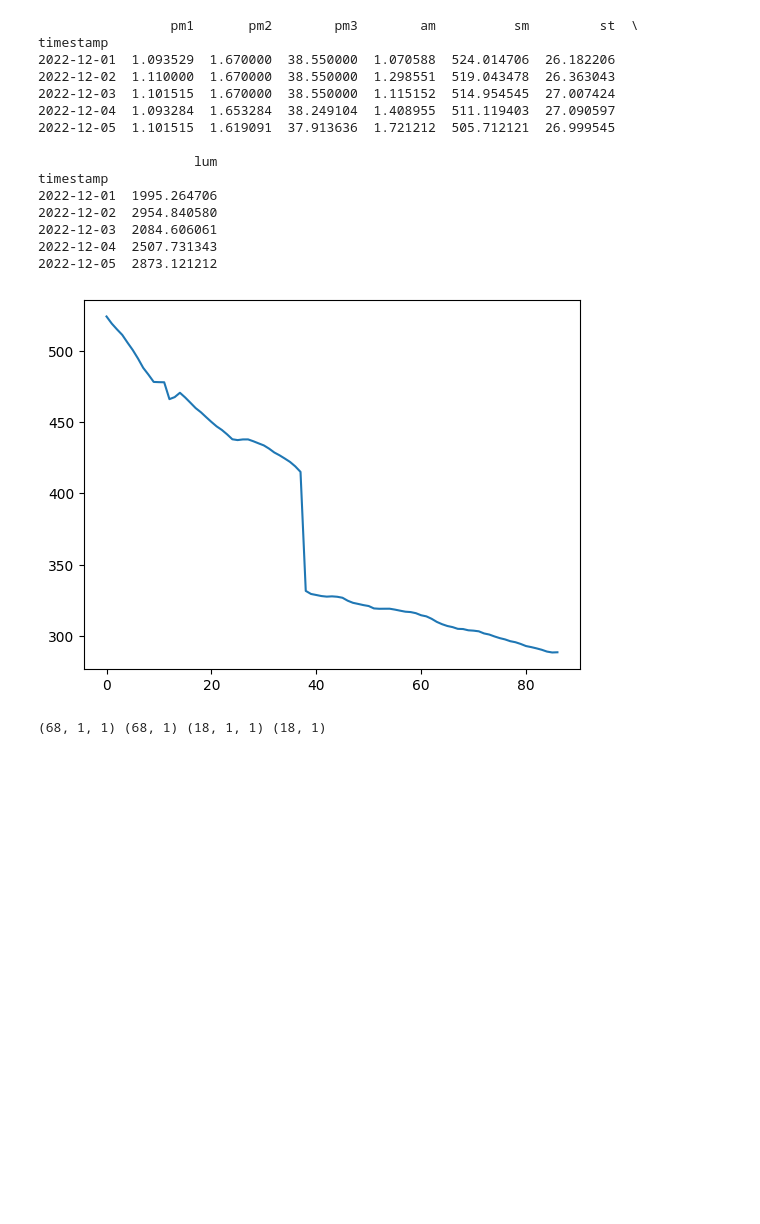
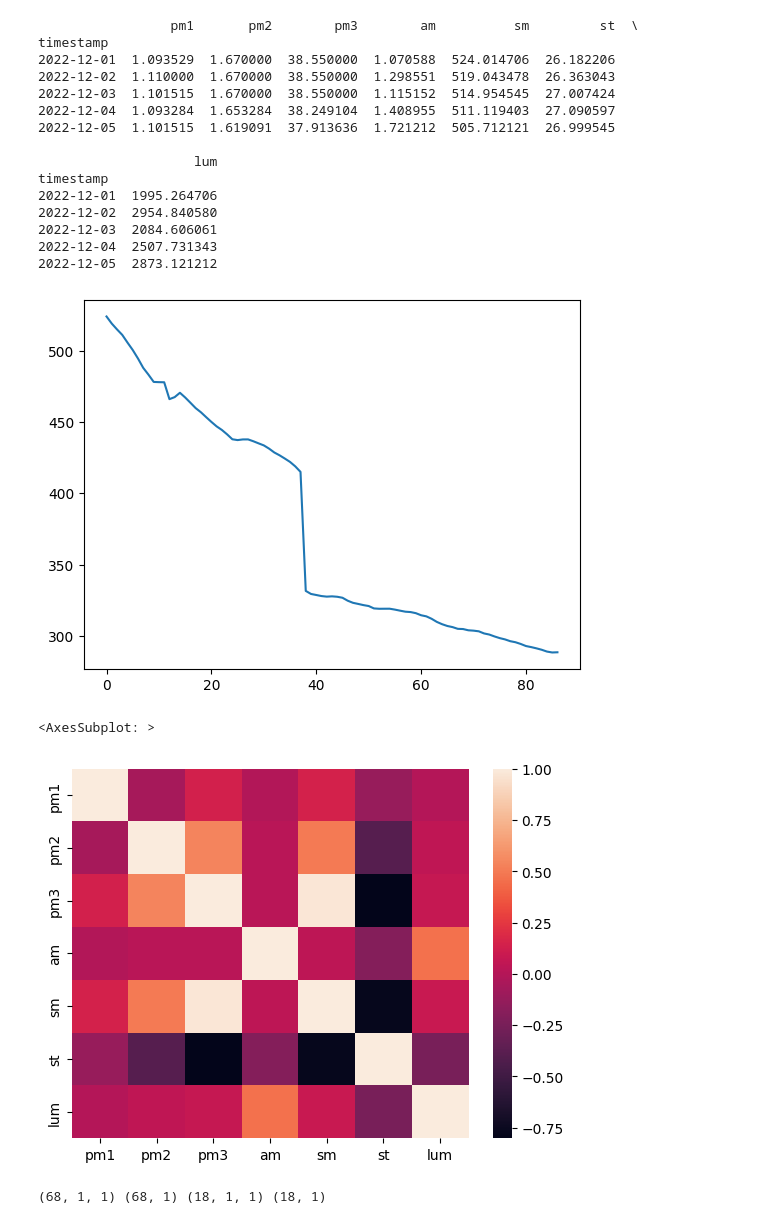
Before and after one commit to sriharikg2003/Moisture-Minds, a Jupyter notebook: neural_1.ipynb, the cells around one changed output. Drawn from its saved outputs; the diff is of its cells as text; code cells hidden in the pictures; blank space fills up the shorter version.

```diff
--- a/neural_1.ipynb
+++ b/neural_1.ipynb
@@ -35,33 +36,37 @@ df = df.loc[(df['date'] > '2022-12-01') ]
 df = df.reset_index(drop = True)
 df.index.name = 'date'
 
 df['timestamp'] = pd.to_datetime(df['ttime'])
 df_grouped = df.groupby(df['timestamp'].dt.date).mean()
 
 
 print(df_grouped.head())
 feature_list = ['sm']
 feature_list_len = len(feature_list)
 values = df_grouped[feature_list].values
 plt.plot(values[:, 0])
 plt.show()
+
+sns.heatmap(df.corr())
 # %% [output]
                  pm1       pm2        pm3        am          sm         st  \
 timestamp
 2022-12-01  1.093529  1.670000  38.550000  1.070588  524.014706  26.182206
 2022-12-02  1.110000  1.670000  38.550000  1.298551  519.043478  26.363043
 2022-12-03  1.101515  1.670000  38.550000  1.115152  514.954545  27.007424
 2022-12-04  1.093284  1.653284  38.249104  1.408955  511.119403  27.090597
 2022-12-05  1.101515  1.619091  37.913636  1.721212  505.712121  26.999545
 
                     lum
 timestamp
 2022-12-01  1995.264706
 2022-12-02  2954.840580
 2022-12-03  2084.606061
 2022-12-04  2507.731343
 2022-12-05  2873.121212
 [figure]
+<AxesSubplot: >
+[figure, added]
 # %%
 values = values.astype('float32')
 # %%
```
Also changed, not shown: parts of 8 cells of this notebook.
